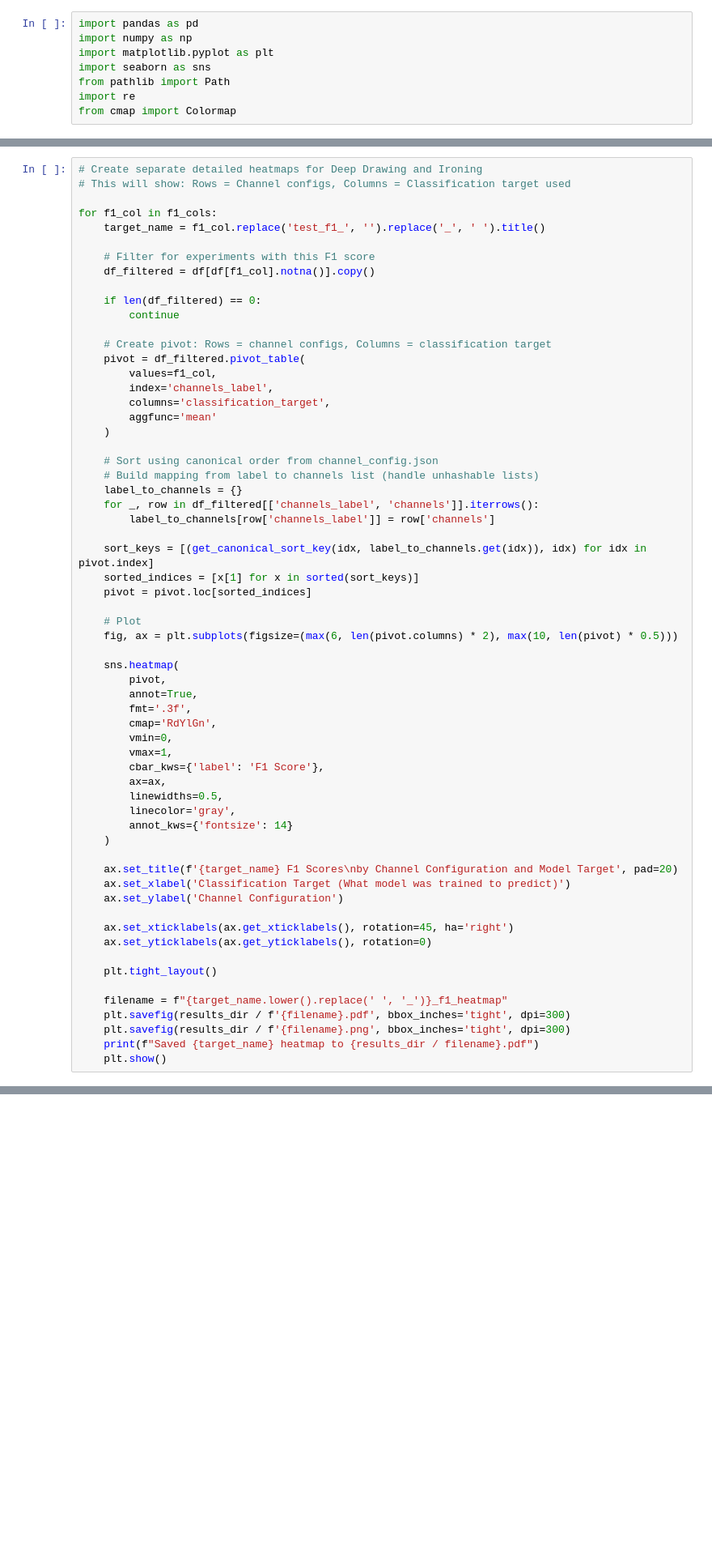
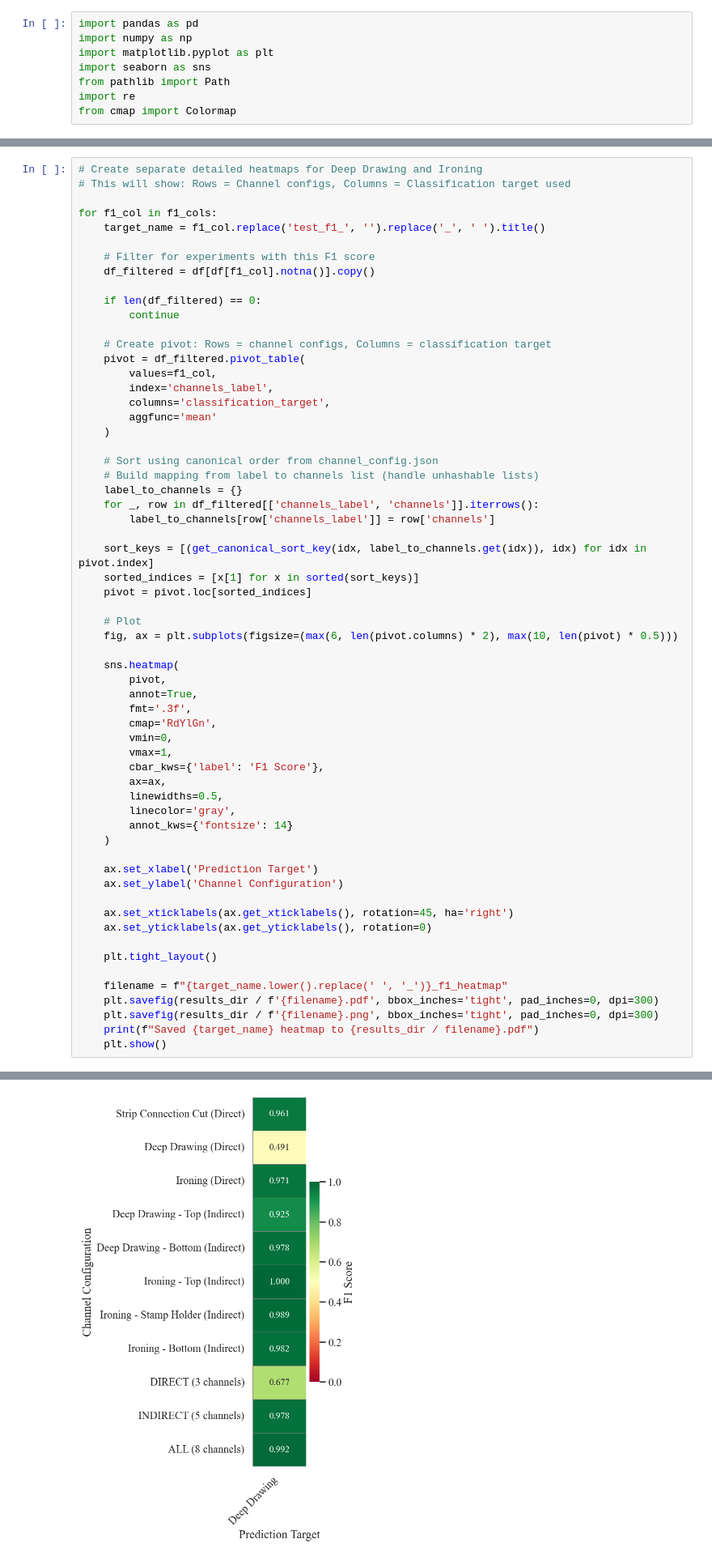
Before and after one commit to felixdivo/sheet-metal-forming-measurement-comparison, a Jupyter notebook: visualize_results.ipynb, the cells around one changed output, grey strips where cells are left out. Shown at 81% size. Cells and saved outputs as stored; diff of their text form; blank space fills up the shorter version.

```diff
--- a/visualize_results.ipynb
+++ b/visualize_results.ipynb
@@ -342,8 +393,7 @@ for f1_col in f1_cols:
         annot_kws={'fontsize': 14}
     )
 
-    ax.set_title(f'{target_name} F1 Scores\nby Channel Configuration and Model Target', pad=20)
-    ax.set_xlabel('Classification Target (What model was trained to predict)')
+    ax.set_xlabel('Prediction Target')
     ax.set_ylabel('Channel Configuration')
 
     ax.set_xticklabels(ax.get_xticklabels(), rotation=45, ha='right')
@@ -352,7 +402,8 @@ for f1_col in f1_cols:
     plt.tight_layout()
 
     filename = f"{target_name.lower().replace(' ', '_')}_f1_heatmap"
-    plt.savefig(results_dir / f'{filename}.pdf', bbox_inches='tight', dpi=300)
-    plt.savefig(results_dir / f'{filename}.png', bbox_inches='tight', dpi=300)
+    plt.savefig(results_dir / f'{filename}.pdf', bbox_inches='tight', pad_inches=0, dpi=300)
+    plt.savefig(results_dir / f'{filename}.png', bbox_inches='tight', pad_inches=0, dpi=300)
     print(f"Saved {target_name} heatmap to {results_dir / filename}.pdf")
     plt.show()
+# %% [output]
@@ -358,0 +411 @@ for f1_col in f1_cols:
+[figure, added]
```
Also changed, not shown: parts of 11 cells of this notebook, 1 other file.
